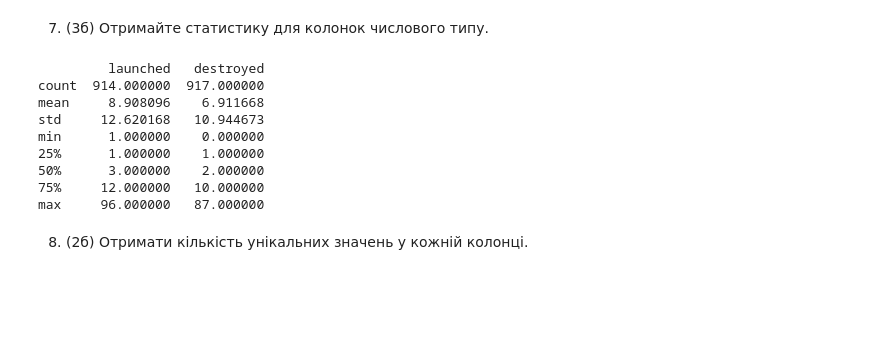
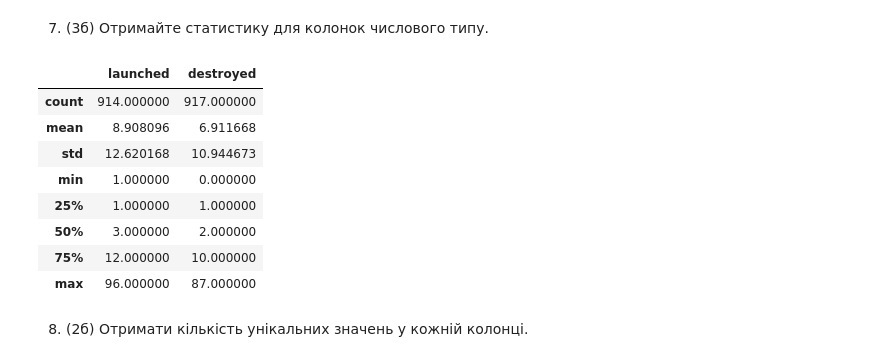
Before and after one commit to terinet/python-for-big-data-and-data-science, a Jupyter notebook: python_practice_9.ipynb, the cells around one changed output. Drawn from its saved outputs; the diff is of its cells as text; code cells hidden in the pictures; blank space fills up the shorter version.

```diff
--- a/python_practice_9.ipynb
+++ b/python_practice_9.ipynb
@@ -108,17 +107,17 @@ None
 # %% [markdown]
 7. (3б) Отримайте статистику для колонок числового типу.
-# %%
-print(df.describe())
-# %% [output]
-         launched   destroyed
-count  914.000000  917.000000
-mean     8.908096    6.911668
-std     12.620168   10.944673
-min      1.000000    0.000000
-25%      1.000000    1.000000
-50%      3.000000    2.000000
-75%     12.000000   10.000000
-max     96.000000   87.000000
+# %%
+df.describe()
+# %% [output]
+|  | launched | destroyed |
+| count | 914.000000 | 917.000000 |
+| mean | 8.908096 | 6.911668 |
+| std | 12.620168 | 10.944673 |
+| min | 1.000000 | 0.000000 |
+| 25% | 1.000000 | 1.000000 |
+| 50% | 3.000000 | 2.000000 |
+| 75% | 12.000000 | 10.000000 |
+| max | 96.000000 | 87.000000 |
 # %% [markdown]
 8. (2б) Отримати кількість унікальних значень у кожній колонці.
 # %%
```
Also changed, not shown: parts of 17 cells of this notebook.
